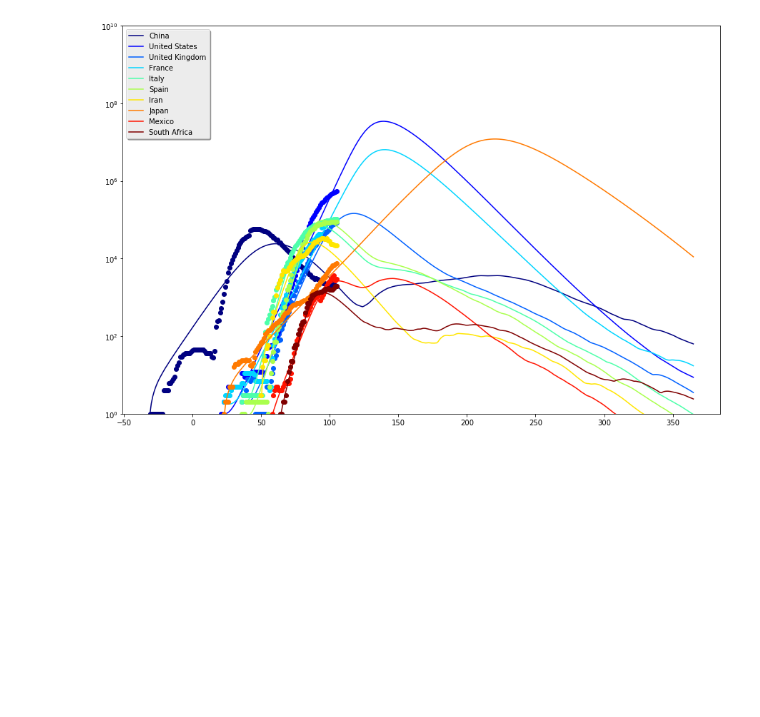
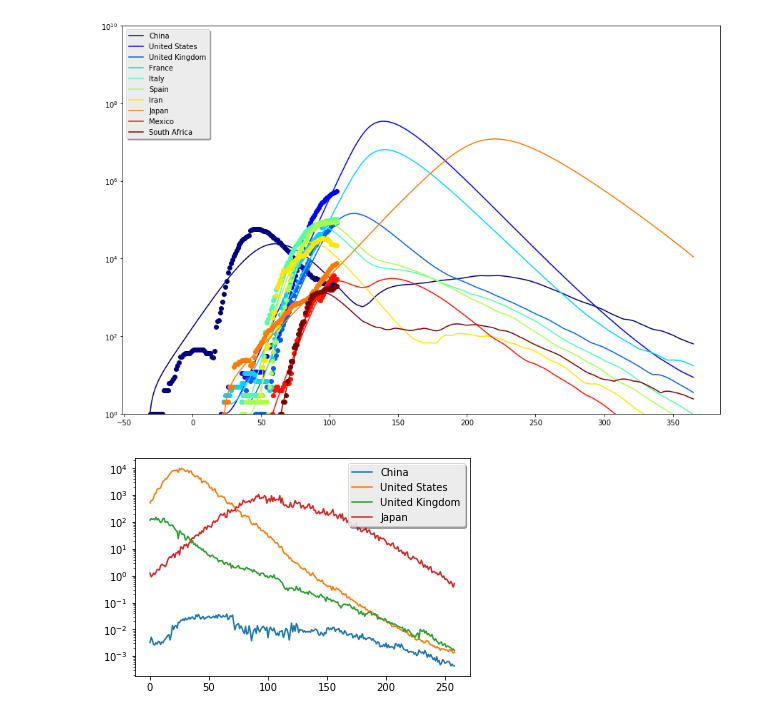
Before and after one commit to Zhangyanbo/covid19_domestic_or_import, a Jupyter notebook: model.ipynb, the cells around one changed output. Drawn from its saved outputs; the diff is of its cells as text; code cells hidden in the pictures; blank space fills up the shorter version.

Commit message:
增加_export和plot_export函数

```diff
--- a/model.ipynb
+++ b/model.ipynb
@@ -37,3 +19,7 @@ covmodel.simulate()
 covmodel.plot_simulation()
 # %% [output]
 [figure]
+# %%
+covmodel.plot_exports(names=['China', 'United States', 'United Kingdom', 'Japan'])
+# %% [output]
+[figure, added]
```
Also changed, not shown: parts of 8 cells of this notebook, 1 other file.
